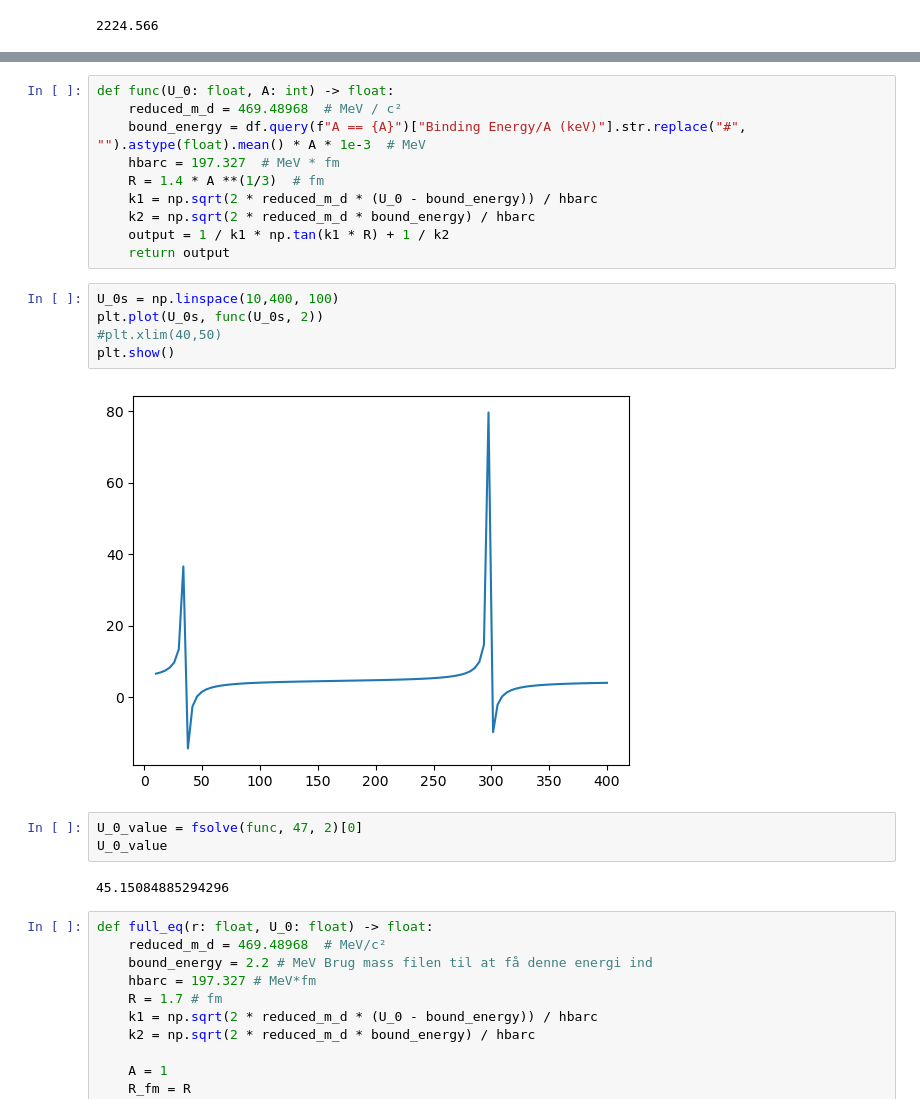
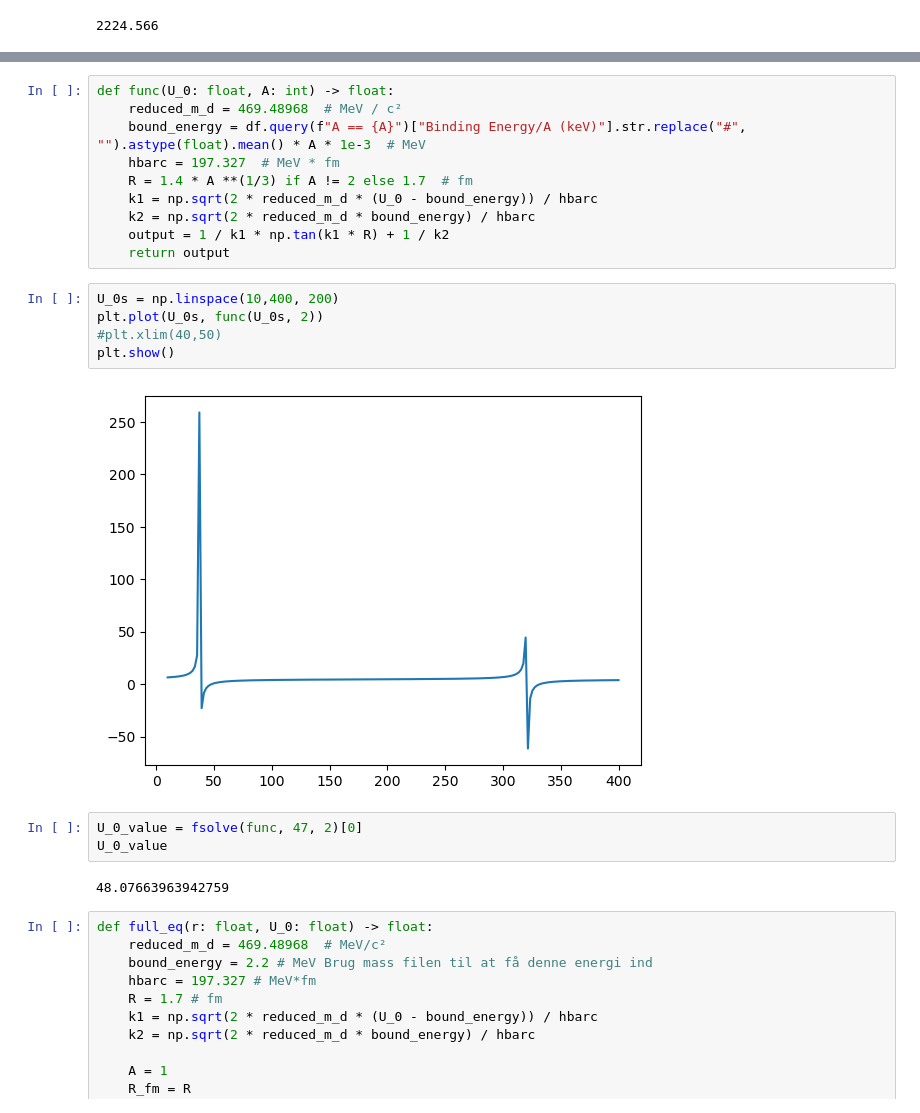
Before and after one commit to sewerininc/poetry_envs, a Jupyter notebook: kernefysik/extra problems 6.ipynb, the cells around one changed output, grey strips where cells are left out. Drawn from its saved outputs; the diff is of its cells as text.

```diff
--- a/kernefysik/extra problems 6.ipynb
+++ b/kernefysik/extra problems 6.ipynb
@@ -16,23 +32,23 @@ def func(U_0: float, A: int) -> float:
     reduced_m_d = 469.48968  # MeV / c²
     bound_energy = df.query(f"A == {A}")["Binding Energy/A (keV)"].str.replace("#", "").astype(float).mean() * A * 1e-3  # MeV
     hbarc = 197.327  # MeV * fm
-    R = 1.4 * A **(1/3)  # fm
+    R = 1.4 * A **(1/3) if A != 2 else 1.7  # fm
     k1 = np.sqrt(2 * reduced_m_d * (U_0 - bound_energy)) / hbarc
     k2 = np.sqrt(2 * reduced_m_d * bound_energy) / hbarc
     output = 1 / k1 * np.tan(k1 * R) + 1 / k2
     return output
 # %%
-U_0s = np.linspace(10,400, 100)
+U_0s = np.linspace(10,400, 200)
 plt.plot(U_0s, func(U_0s, 2))
 #plt.xlim(40,50)
 plt.show()
 # %% [output]
-[figure, old version]
+[figure, new version]
 # %%
 U_0_value = fsolve(func, 47, 2)[0]
 U_0_value
 # %% [output]
-45.15084885294296
+48.07663963942759
 # %%
 def full_eq(r: float, U_0: float) -> float:
     reduced_m_d = 469.48968  # MeV/c²
```
Also changed, not shown: parts of 16 cells of this notebook, 2 other files.
